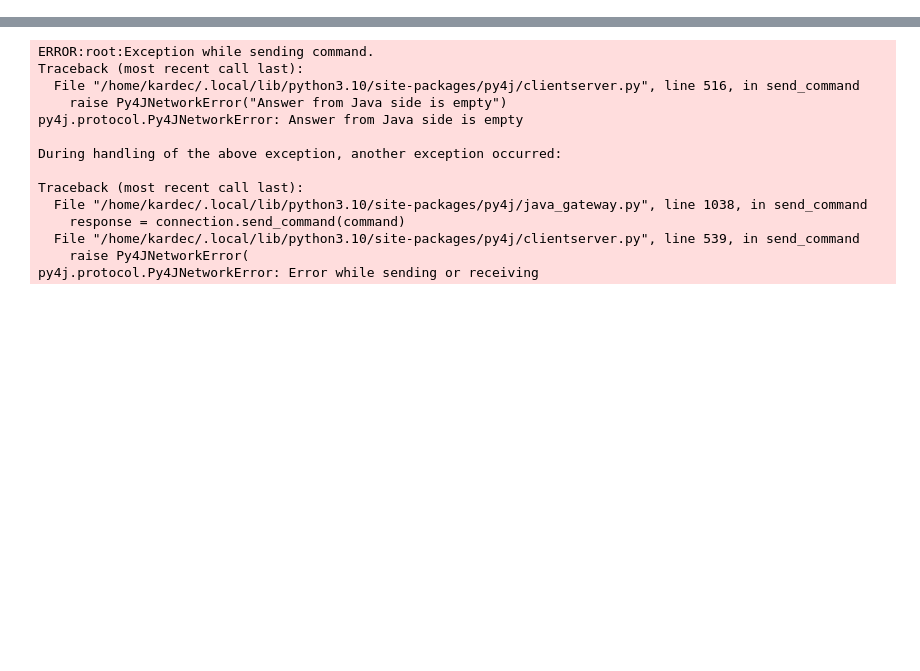
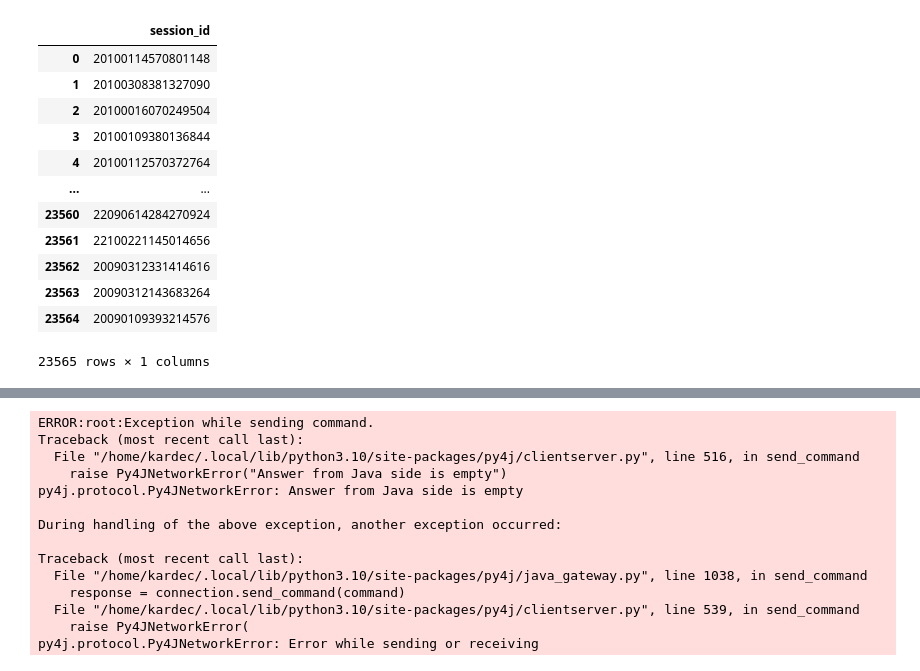
Before and after one commit to notPlancha/pbd, a Jupyter notebook: Processo.ipynb, the cells around one changed output, grey strips where cells are left out. Cells and saved outputs as stored; diff of their text form; code cells hidden in the pictures; blank space fills up the shorter version.

```diff
--- a/Processo.ipynb
+++ b/Processo.ipynb
@@ -124,0 +226,2 @@ only showing top 1 row
+# %%
+df_teste = df_teste.drop('session_level')
@@ -124,0 +248,7 @@ only showing top 1 row
+# %%
+df_todo = df_train.union(df_teste)
+# %%
+df_todo = df_todo.withColumn(
+    "id_new",
+    row_number().over(Window.orderBy(monotonically_increasing_id()))-1
+)
@@ -124,0 +293,16 @@ only showing top 1 row
+# %%
+df_todo.select("session_id").distinct().toPandas()
+# %% [output]
+|  | session_id |
+| 0 | 20100114570801148 |
+| 1 | 20100308381327090 |
+| 2 | 20100016070249504 |
+| 3 | 20100109380136844 |
+| 4 | 20100112570372764 |
+| ... | ... |
+| 23560 | 22090614284270924 |
+| 23561 | 22100221145014656 |
+| 23562 | 20090312331414616 |
+| 23563 | 20090312143683264 |
+| 23564 | 20090109393214576 |
+23565 rows × 1 columns
```
Also changed, not shown: parts of 48 cells of this notebook, 1 other file.
